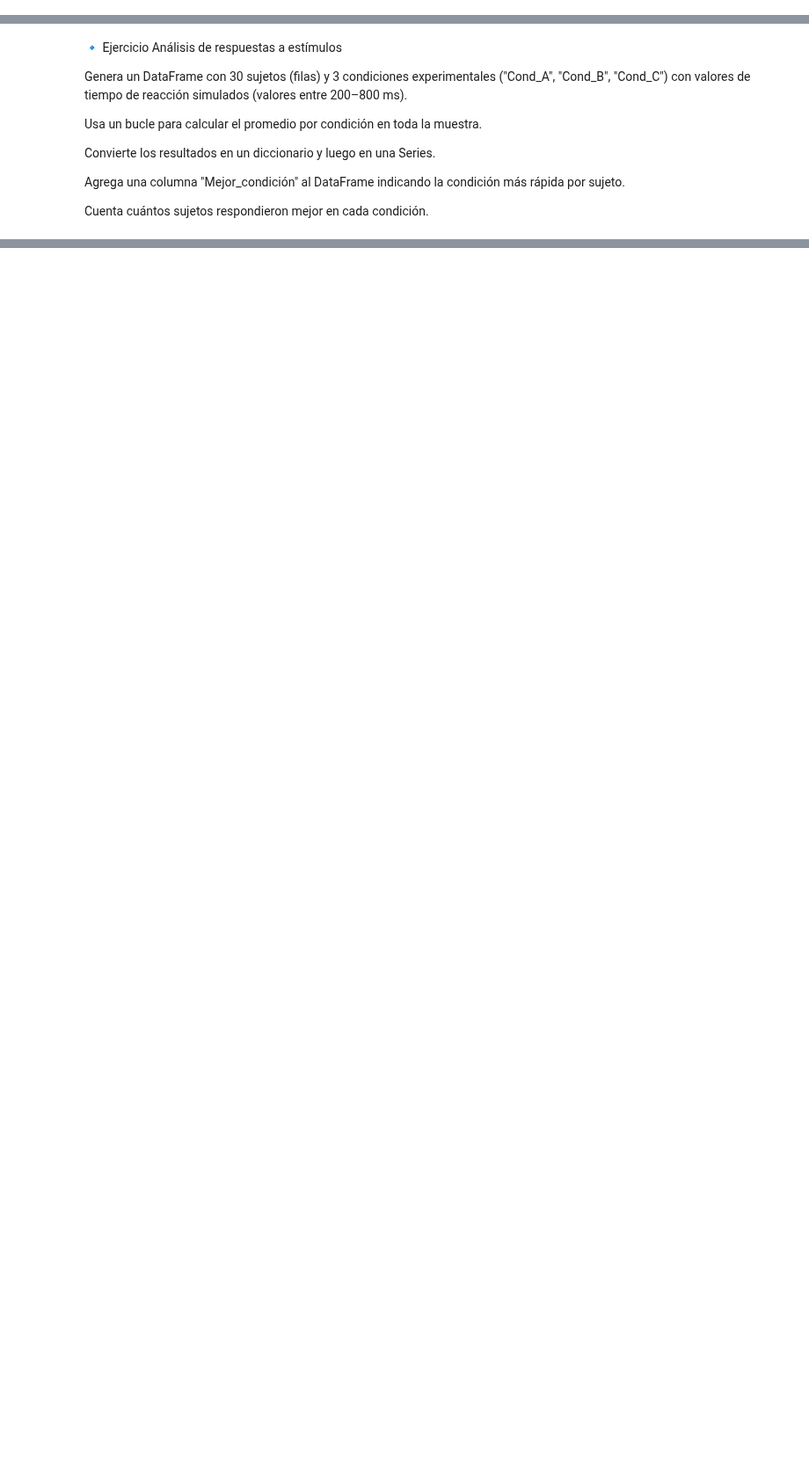
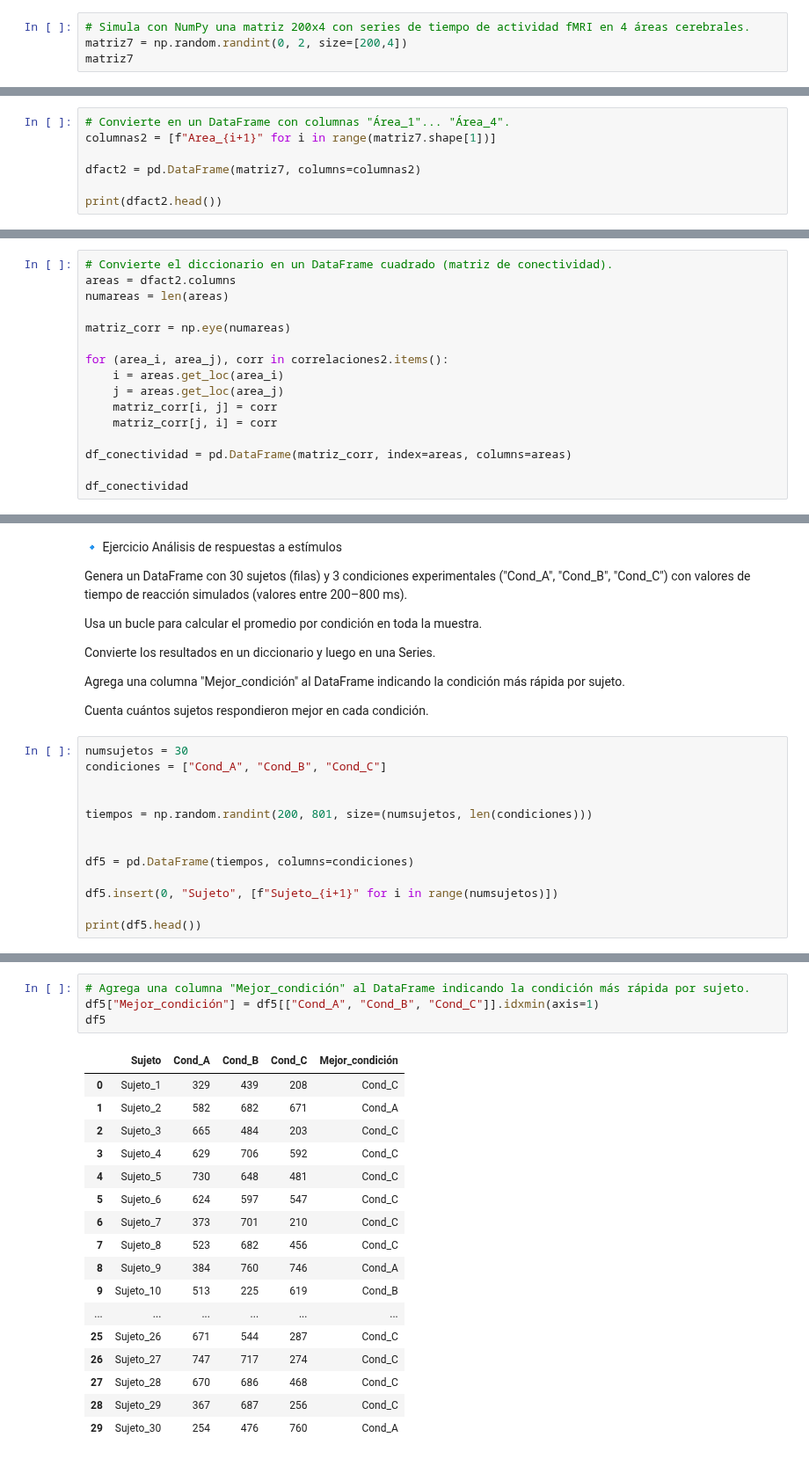
Before and after one commit to Fernando-JAL/Neurociencias-2026-1, a Jupyter notebook: S04_parciales/Parcial_1_profe.ipynb, the cells around one changed output, grey strips where cells are left out. Shown at 88% size. Cells and saved outputs as stored; diff of their text form; blank space fills up the shorter version.

```diff
--- a/S04_parciales/Parcial_1_profe.ipynb
+++ b/S04_parciales/Parcial_1_profe.ipynb
@@ -448,3 +717,7 @@ Convierte en un DataFrame con columnas "Área_1"... "Área_4".
 Con un bucle, calcula la correlación de Pearson entre todas las parejas de áreas y guárdala en un diccionario con claves (Área_i, Área_j).
 
 Convierte el diccionario en un DataFrame cuadrado (matriz de conectividad).
+# %%
+# Simula con NumPy una matriz 200x4 con series de tiempo de actividad fMRI en 4 áreas cerebrales.
+matriz7 = np.random.randint(0, 2, size=[200,4])
+matriz7
@@ -450,0 +742,7 @@ Convierte el diccionario en un DataFrame cuadrado (matriz de conectividad).
+# %%
+# Convierte en un DataFrame con columnas "Área_1"... "Área_4".
+columnas2 = [f"Area_{i+1}" for i in range(matriz7.shape[1])]
+
+dfact2 = pd.DataFrame(matriz7, columns=columnas2)
+
+print(dfact2.head())
@@ -450,0 +780,16 @@ Convierte el diccionario en un DataFrame cuadrado (matriz de conectividad).
+# %%
+# Convierte el diccionario en un DataFrame cuadrado (matriz de conectividad).
+areas = dfact2.columns
+numareas = len(areas)
+
+matriz_corr = np.eye(numareas)
+
+for (area_i, area_j), corr in correlaciones2.items():
+    i = areas.get_loc(area_i)
+    j = areas.get_loc(area_j)
+    matriz_corr[i, j] = corr
+    matriz_corr[j, i] = corr
+
+df_conectividad = pd.DataFrame(matriz_corr, index=areas, columns=areas)
+
+df_conectividad
@@ -484,3 +1007,16 @@ Convierte los resultados en un diccionario y luego en una Series.
 Agrega una columna "Mejor_condición" al DataFrame indicando la condición más rápida por sujeto.
 
 Cuenta cuántos sujetos respondieron mejor en cada condición.
+# %%
+numsujetos = 30
+condiciones = ["Cond_A", "Cond_B", "Cond_C"]
+
+
+tiempos = np.random.randint(200, 801, size=(numsujetos, len(condiciones)))
+
+
+df5 = pd.DataFrame(tiempos, columns=condiciones)
+
+df5.insert(0, "Sujeto", [f"Sujeto_{i+1}" for i in range(numsujetos)])
+
+print(df5.head())
@@ -486,0 +1052,22 @@ Cuenta cuántos sujetos respondieron mejor en cada condición.
+# %%
+# Agrega una columna "Mejor_condición" al DataFrame indicando la condición más rápida por sujeto.
+df5["Mejor_condición"] = df5[["Cond_A", "Cond_B", "Cond_C"]].idxmin(axis=1)
+df5
+# %% [output]
+|  | Sujeto | Cond_A | Cond_B | Cond_C | Mejor_condición |
+| 0 | Sujeto_1 | 329 | 439 | 208 | Cond_C |
+| 1 | Sujeto_2 | 582 | 682 | 671 | Cond_A |
+| 2 | Sujeto_3 | 665 | 484 | 203 | Cond_C |
+| 3 | Sujeto_4 | 629 | 706 | 592 | Cond_C |
+| 4 | Sujeto_5 | 730 | 648 | 481 | Cond_C |
+| 5 | Sujeto_6 | 624 | 597 | 547 | Cond_C |
+| 6 | Sujeto_7 | 373 | 701 | 210 | Cond_C |
+| 7 | Sujeto_8 | 523 | 682 | 456 | Cond_C |
+| 8 | Sujeto_9 | 384 | 760 | 746 | Cond_A |
+| 9 | Sujeto_10 | 513 | 225 | 619 | Cond_B |
+| ... | ... | ... | ... | ... | ... |
+| 25 | Sujeto_26 | 671 | 544 | 287 | Cond_C |
+| 26 | Sujeto_27 | 747 | 717 | 274 | Cond_C |
+| 27 | Sujeto_28 | 670 | 686 | 468 | Cond_C |
+| 28 | Sujeto_29 | 367 | 687 | 256 | Cond_C |
+| 29 | Sujeto_30 | 254 | 476 | 760 | Cond_A |
```
Also changed, not shown: parts of 32 cells of this notebook.
